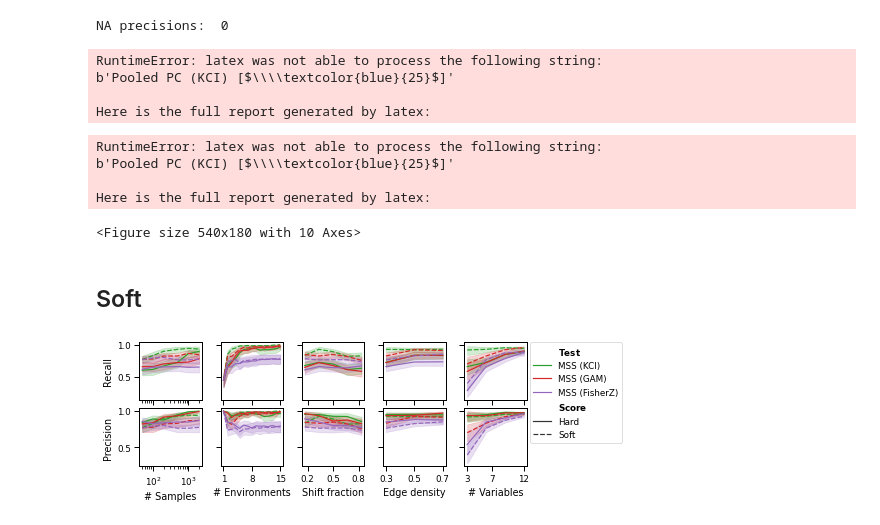
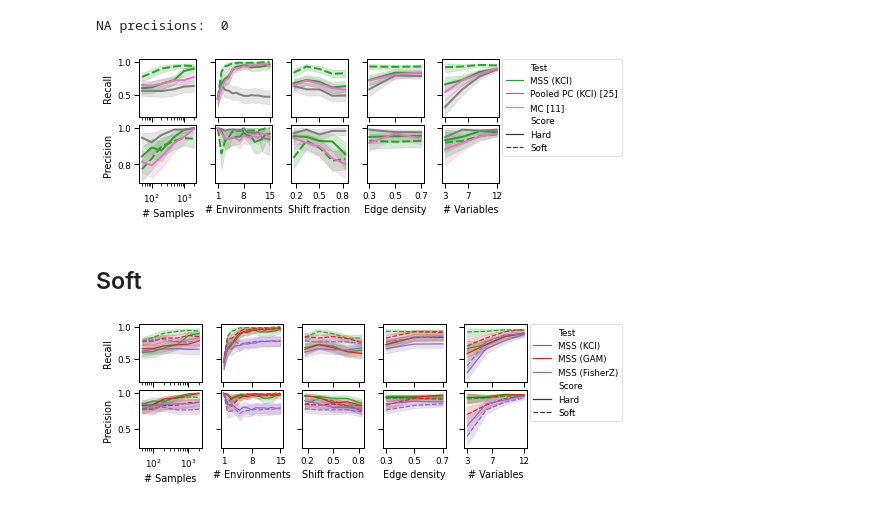
Before and after one commit to rflperry/sparse_shift, a Jupyter notebook: experiments/main_simulations/plot_empirical_power.ipynb, the cells around one changed output. Saved outputs shown, nothing was run; the diff lists cells and outputs as text; code cells hidden in the pictures.

Commit message:
fixed plots

```diff
--- a/experiments/main_simulations/plot_empirical_power.ipynb
+++ b/experiments/main_simulations/plot_empirical_power.ipynb
@@ -75,19 +75,19 @@ x_var_rename_dict = {
 plot_df = df.rename(
         x_var_rename_dict, axis=1
     ).rename(
-        {'Method': r'$\bf{Test}$', 'Soft': r'$\bf{Score}$'}, axis=1
+        {'Method': 'Test', 'Soft': 'Score'}, axis=1
     ).replace(
         {
             'er': 'Erdos-Renyi',
             'ba': 'Hub',
             'PC (pool all)': 'Full PC (oracle)',
-            'Full PC (KCI)': r'Pooled PC (KCI) [$\textcolor{blue}{25}$]',
+            'Full PC (KCI)': r'Pooled PC (KCI) [25]',
             'Min changes (oracle)': 'MSS (oracle)',
             'Min changes (KCI)': 'MSS (KCI)',
             'Min changes (GAM)': 'MSS (GAM)',
             'Min changes (Linear)': 'MSS (Linear)',
             'Min changes (FisherZ)': 'MSS (FisherZ)',
-            'MC': r'MC [$\textcolor{blue}{11}$]',
+            'MC': r'MC [11]',
             False: 'Hard',
             True: 'Soft',
         }
@@ -123,7 +123,7 @@ for row, metric in zip(axes, metrics):
                 & (plot_df['params_index'] < ub)
                 # & (plot_df['dag_simulator'] == graph_model)
                 # 'Min changes (Linear)'
-                & (~plot_df[r'$\bf{Test}$'].isin([
+                & (~plot_df['Test'].isin([
                     'Full PC (oracle)',
                     'MSS (oracle)',
                     'MSS (GAM)',
@@ -134,8 +134,8 @@ for row, metric in zip(axes, metrics):
             ]
         plot_df_ax = pd.concat(
             (
-                plot_df_ax[plot_df_ax[r'$\bf{Score}$'] == 'Hard'],
-                plot_df_ax[(plot_df_ax[r'$\bf{Score}$'] == 'Soft') & (plot_df_ax[r'$\bf{Test}$'] == 'MSS (KCI)')]
+                plot_df_ax[plot_df_ax['Score'] == 'Hard'],
+                plot_df_ax[(plot_df_ax['Score'] == 'Soft') & (plot_df_ax['Test'] == 'MSS (KCI)')]
             ),
             ignore_index=True
         )
@@ -156,8 +156,8 @@ for row, metric in zip(axes, metrics):
             data=plot_df_ax,
             x=g_var,
             y=metric,
-            hue=r'$\bf{Test}$',
-            style=r'$\bf{Score}$',
+            hue='Test',
+            style='Score',
             ax=ax,
             palette=[
                 sns.color_palette("tab10")[i]
@@ -230,18 +230,10 @@ for i in range(len(axes)):
 # plt.suptitle(f'DAG model: {graph_model}', fontsize=14, y=0.96, x=0.45)
 plt.tight_layout()
 plt.subplots_adjust(hspace=0.15)
-plt.savefig(f'./figures/empirical_select_rates_er_others.pdf')
+# plt.savefig(f'./figures/empirical_select_rates_er_others.pdf')
 plt.show()
 # %% [output]
-RuntimeError: latex was not able to process the following string:
-b'Pooled PC (KCI) [$\\\\textcolor{blue}{25}$]'
-
-Here is the full report generated by latex:
-RuntimeError: latex was not able to process the following string:
-b'Pooled PC (KCI) [$\\\\textcolor{blue}{25}$]'
-
-Here is the full report generated by latex:
-<Figure size 540x180 with 10 Axes>
+[figure, added]
 # %% [markdown]
 ## Soft
 # %%
@@ -272,7 +264,7 @@ for row, metric in zip(axes, metrics):
                 (plot_df['params_index'] >= lb)
                 & (plot_df['params_index'] < ub)
                 # & (plot_df['dag_simulator'] == graph_model)
-                & (plot_df[r'$\bf{Test}$'].isin(['MSS (KCI)', 'MSS (GAM)', 'MSS (FisherZ)']))#, 'MC']))
+                & (plot_df['Test'].isin(['MSS (KCI)', 'MSS (GAM)', 'MSS (FisherZ)']))#, 'MC']))
                 # & (plot_df['Soft'] == False)
         ]
 
@@ -286,8 +278,8 @@ for row, metric in zip(axes, metrics):
             data=plot_df_ax,
             x=g_var,
             y=metric,
-            hue=r'$\bf{Test}$',
-            style=r'$\bf{Score}$',
+            hue='Test',
+            style='Score',
             ax=ax,
             palette=[
                 sns.color_palette("tab10")[i]
@@ -312,32 +304,32 @@ for row, metric in zip(axes, metrics):
         else:
             ax.set_xticks([
                 np.round(xmin, 1),
                 np.round(xmin + (xmax - xmin) / 2 , 1),
                 # np.round(xmin + 2 * (xmax - xmin) / 3 , 1),
                 np.round(xmax, 1),
             ])
 
         # ax.axvline(0.05, ls=':', c='grey')
         # ax.set_title('')
         # ax.legend(loc='upper right')
 
 leg_idx = 4
 # plt.legend(bbox_to_anchor=(1.05, 1), loc=2, borderaxespad=0.)
 axes = np.concatenate(axes)
 for i in range(len(axes)):
     if i == 0:
         axes[i].set_xscale('log')
     if i == leg_idx:
         axes[i].legend(bbox_to_anchor=(1.05, 1), loc=2, borderaxespad=0.)
     else:
         axes[i].get_legend().remove()
 
 # plt.ylim([0, 1.03])
 
 # plt.suptitle(f'DAG model: {graph_model}', fontsize=14, y=0.96, x=0.45)
 plt.tight_layout()
 plt.subplots_adjust(hspace=0.15)
-plt.savefig(f'./figures/empirical_select_rates_er_ours.pdf')
+# plt.savefig(f'./figures/empirical_select_rates_er_ours.pdf')
 plt.show()
 # %% [output]
-[figure, old version]
+[figure, new version]
```
